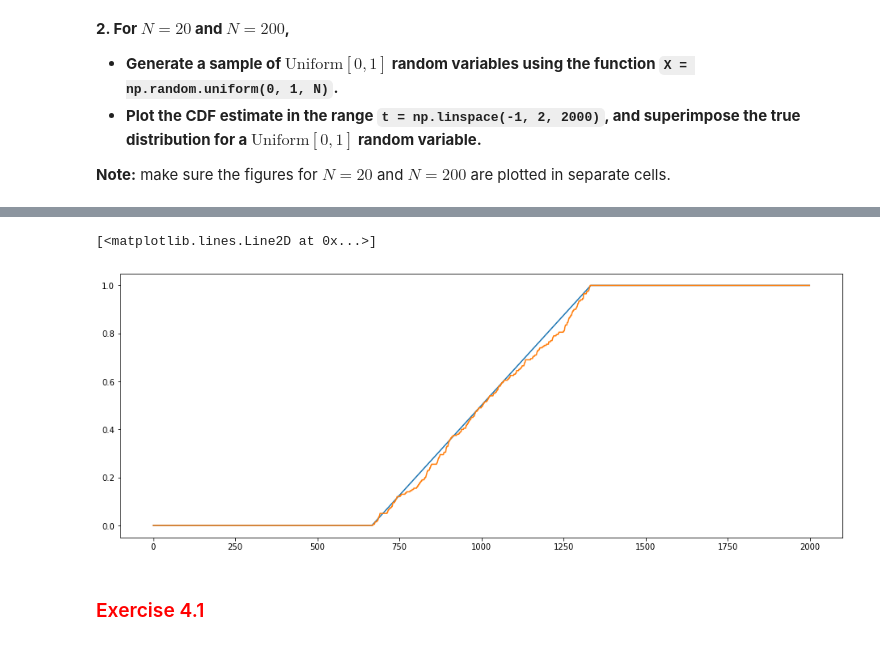
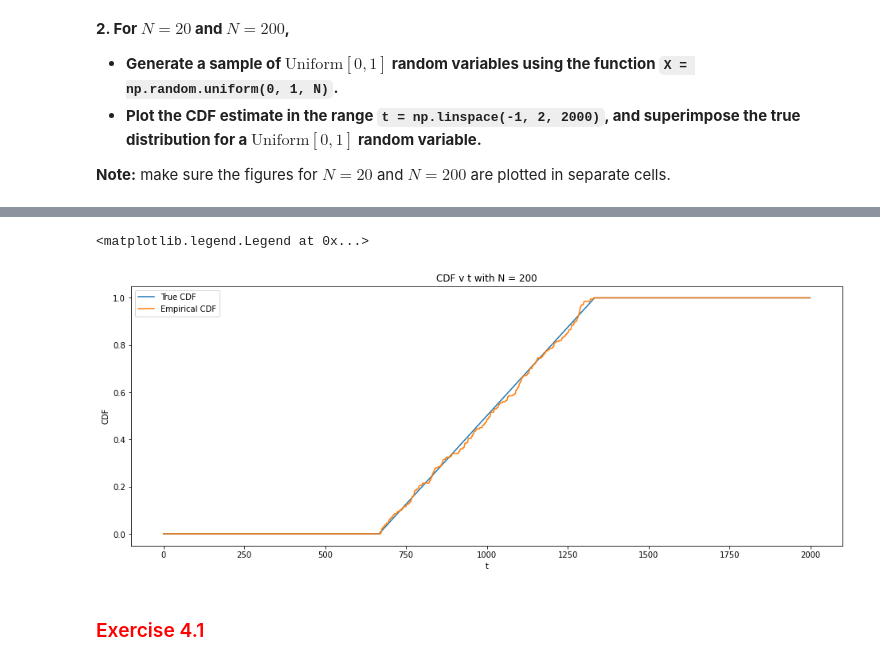
Before and after one commit to cdavin2/dsp_07a, a Jupyter notebook: lab07a_final_report.ipynb, the cells around one changed output, grey strips where cells are left out. Drawn from its saved outputs; the diff is of its cells as text; code cells hidden in the pictures.

```diff
--- a/lab07a_final_report.ipynb
+++ b/lab07a_final_report.ipynb
@@ -195,13 +207,17 @@ plt.plot(empcdf(X, t))
 # %%
 # N = 200
 X = np.random.uniform(0, 1, 200)
 t = np.linspace(-1,2,2000)
 
-plt.plot(truecdf(t))
-plt.plot(empcdf(X, t))
+plt.title("CDF v t with N = 200")
+plt.ylabel("CDF")
+plt.xlabel("t")
+plt.plot(truecdf(t), label = "True CDF")
+plt.plot(empcdf(X, t), label = "Empirical CDF")
+plt.legend()
 # %% [output]
-[<matplotlib.lines.Line2D at 0x...>]
+<matplotlib.legend.Legend at 0x...>
-[figure, old version]
+[figure, new version]
 # %% [markdown]
 <h3 style="color:red;"><left>Exercise 4.1</left></h3>
 # %% [markdown]
```
Also changed, not shown: parts of 16 cells of this notebook.
